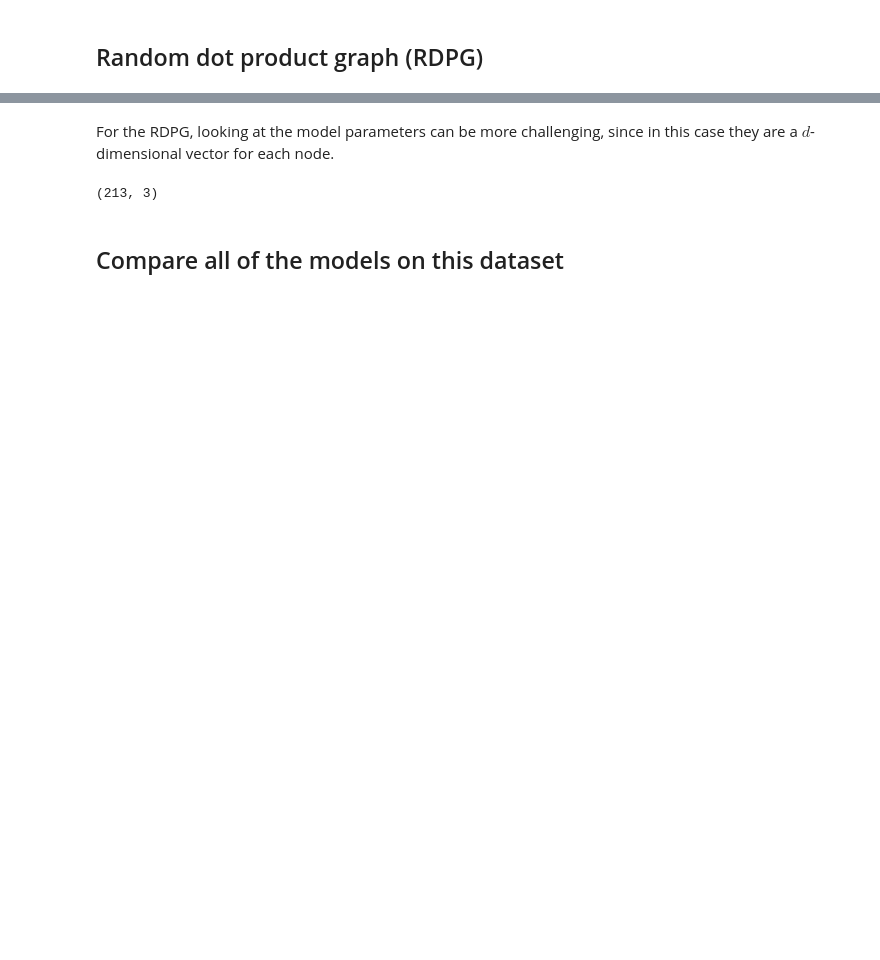
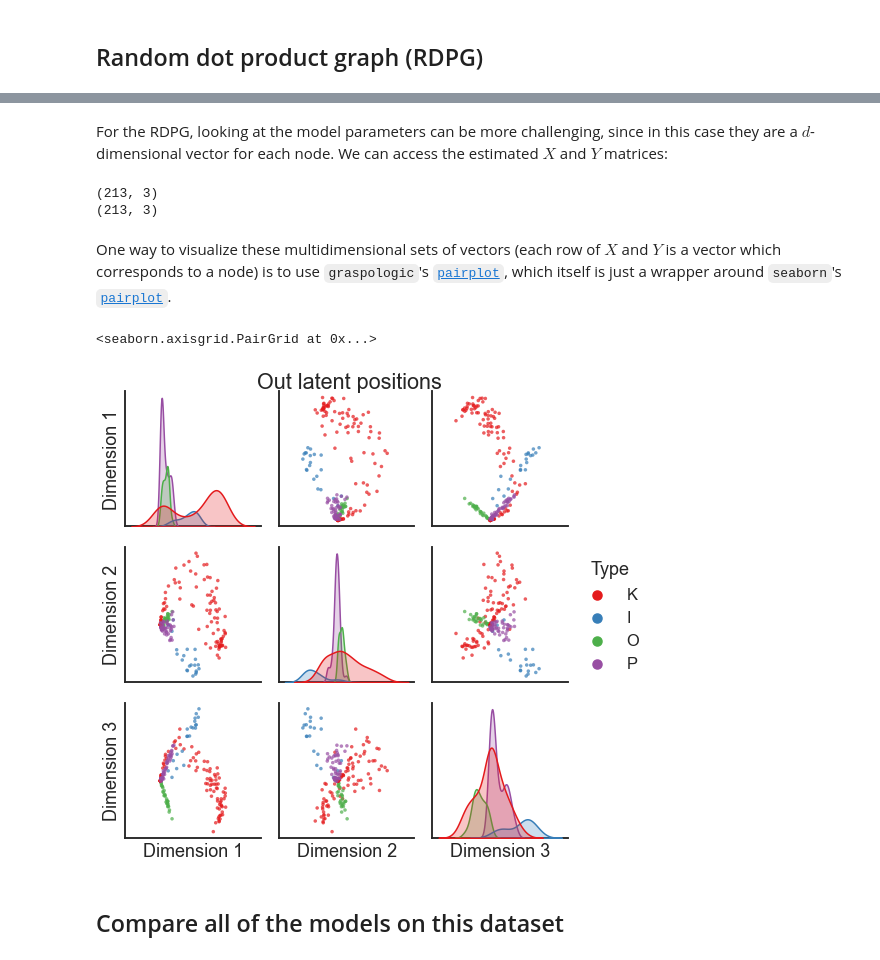
Before and after one commit to bdpedigo/networks-course, a Jupyter notebook: docs/random_graphs.ipynb, the cells around one changed output, grey strips where cells are left out. Drawn from its saved outputs; the diff is of its cells as text; code cells hidden in the pictures; blank space fills up the shorter version.

```diff
--- a/docs/random_graphs.ipynb
+++ b/docs/random_graphs.ipynb
@@ -226,10 +261,26 @@ plot_model_and_sample(rdpge, 'RDPG')
 # %% [markdown]
 For the RDPG, looking at the model parameters can be more challenging, since in this
-case they are a $d$-dimensional vector for each node.
+case they are a $d$-dimensional vector for each node. We can access the estimated
+$X$ and $Y$ matrices:
-# %%
-rdpge.latent_[0].shape
-# %% [output]
-(213, 3)
+# %%
+X = rdpge.latent_[0]
+Y = rdpge.latent_[1]
+
+print(X.shape)
+print(Y.shape)
+# %% [output]
+(213, 3)
+(213, 3)
+# %% [markdown]
+One way to visualize these multidimensional sets of vectors (each row of $X$ and $Y$ is
+a vector which corresponds to a node) is to use `graspologic`'s [`pairplot`](https://microsoft.github.io/graspologic/latest/reference/reference/plotting.html#pairplot), which itself is just a wrapper around `seaborn`'s [`pairplot`](https://seaborn.pydata.org/generated/seaborn.pairplot.html).
+# %%
+from graspologic.plot import pairplot
+
+pairplot(X, labels=labels, title='Out latent positions')
+# %% [output]
+<seaborn.axisgrid.PairGrid at 0x...>
+[figure, added]
 # %% [markdown]
 ## Compare all of the models on this dataset
 # %%
```
Also changed, not shown: parts of 12 cells of this notebook, 1 other file.
